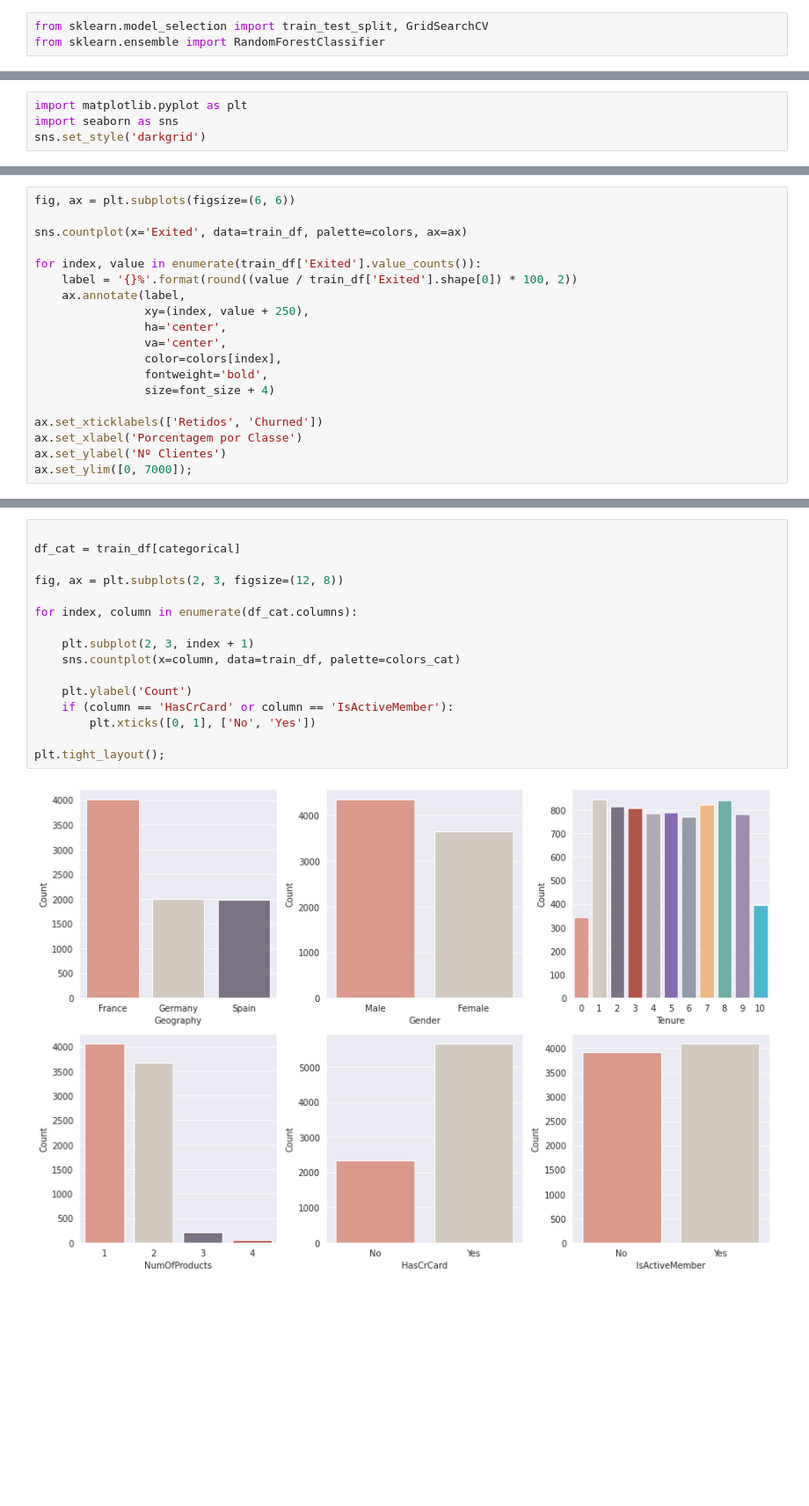
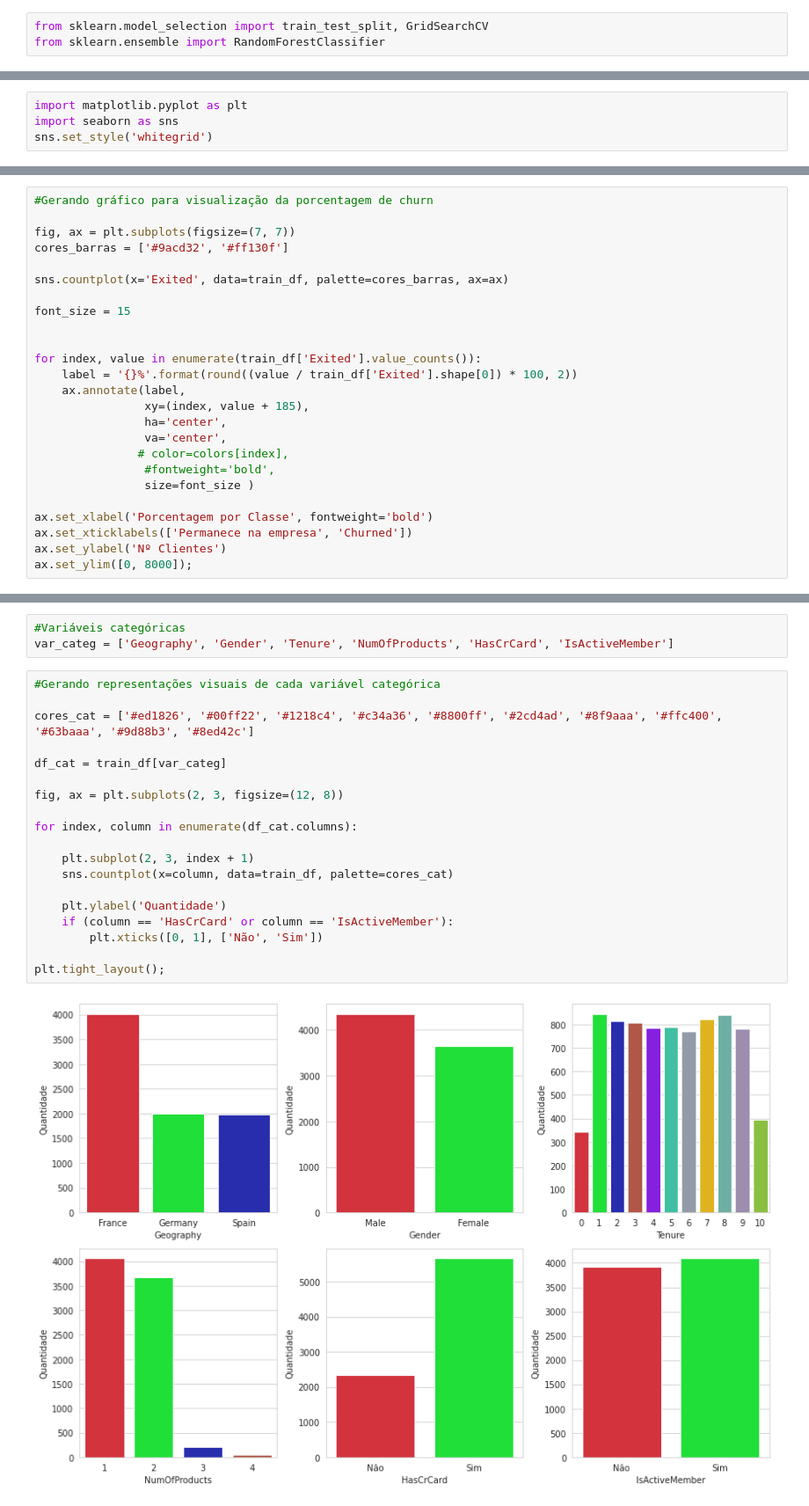
Before and after one commit to Data-Analytical-Thinking/Projeto_FMF, a Jupyter notebook: Cópia_de_Versão_original_bank_customer_churn_prediction.ipynb, the cells around one changed output, grey strips where cells are left out. Shown at 88% size. Cells and saved outputs as stored; diff of their text form; blank space fills up the shorter version.

```diff
--- a/Cópia_de_Versão_original_bank_customer_churn_prediction.ipynb
+++ b/Cópia_de_Versão_original_bank_customer_churn_prediction.ipynb
@@ -670,5 +668,5 @@ Train set: 8000 rows x 11 columns
 # %%
 import matplotlib.pyplot as plt
 import seaborn as sns
-sns.set_style('darkgrid')
+sns.set_style('whitegrid')
 # %%
@@ -679,20 +676,26 @@ font_size = 33
 # %%
-fig, ax = plt.subplots(figsize=(6, 6))
+#Gerando gráfico para visualização da porcentagem de churn
 
-sns.countplot(x='Exited', data=train_df, palette=colors, ax=ax)
+fig, ax = plt.subplots(figsize=(7, 7))
+cores_barras = ['#9acd32', '#ff130f']
+
+sns.countplot(x='Exited', data=train_df, palette=cores_barras, ax=ax)
+
+font_size = 15
+
 
 for index, value in enumerate(train_df['Exited'].value_counts()):
     label = '{}%'.format(round((value / train_df['Exited'].shape[0]) * 100, 2))
     ax.annotate(label,
-                xy=(index, value + 250),
+                xy=(index, value + 185),
                 ha='center',
                 va='center',
-                color=colors[index],
-                fontweight='bold',
-                size=font_size + 4)
+               # color=colors[index],
+                #fontweight='bold',
+                size=font_size )
 
-ax.set_xticklabels(['Retidos', 'Churned'])
-ax.set_xlabel('Porcentagem por Classe')
+ax.set_xlabel('Porcentagem por Classe', fontweight='bold')
+ax.set_xticklabels(['Permanece na empresa', 'Churned'])
 ax.set_ylabel('Nº Clientes')
-ax.set_ylim([0, 7000]);
+ax.set_ylim([0, 8000]);
 # %% [output]
@@ -728,21 +773,27 @@ ax.tick_params(axis='x', rotation= 0 )
 ax.tick_params(axis='y', rotation=360);
 # %% [output]
 [figure]
+# %%
+#Variáveis categóricas
+var_categ = ['Geography', 'Gender', 'Tenure', 'NumOfProducts', 'HasCrCard', 'IsActiveMember']
 # %%
+#Gerando representações visuais de cada variável categórica
 
-df_cat = train_df[categorical]
+cores_cat = ['#ed1826', '#00ff22', '#1218c4', '#c34a36', '#8800ff', '#2cd4ad', '#8f9aaa', '#ffc400', '#63baaa', '#9d88b3', '#8ed42c']
+
+df_cat = train_df[var_categ]
 
 fig, ax = plt.subplots(2, 3, figsize=(12, 8))
 
 for index, column in enumerate(df_cat.columns):
 
     plt.subplot(2, 3, index + 1)
-    sns.countplot(x=column, data=train_df, palette=colors_cat)
+    sns.countplot(x=column, data=train_df, palette=cores_cat)
 
-    plt.ylabel('Count')
+    plt.ylabel('Quantidade')
     if (column == 'HasCrCard' or column == 'IsActiveMember'):
-        plt.xticks([0, 1], ['No', 'Yes'])
+        plt.xticks([0, 1], ['Não', 'Sim'])
 
 plt.tight_layout();
 # %% [output]
-[figure, old version]
+[figure, new version]
```
Also changed, not shown: parts of 17 cells of this notebook.
